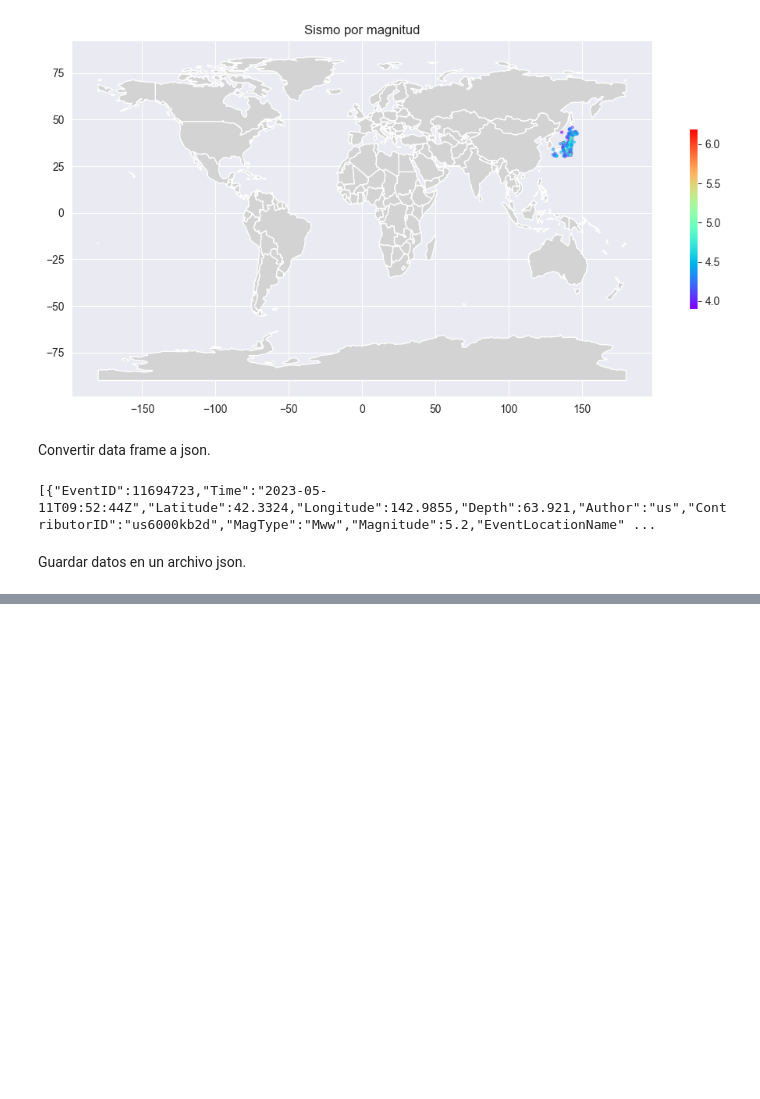
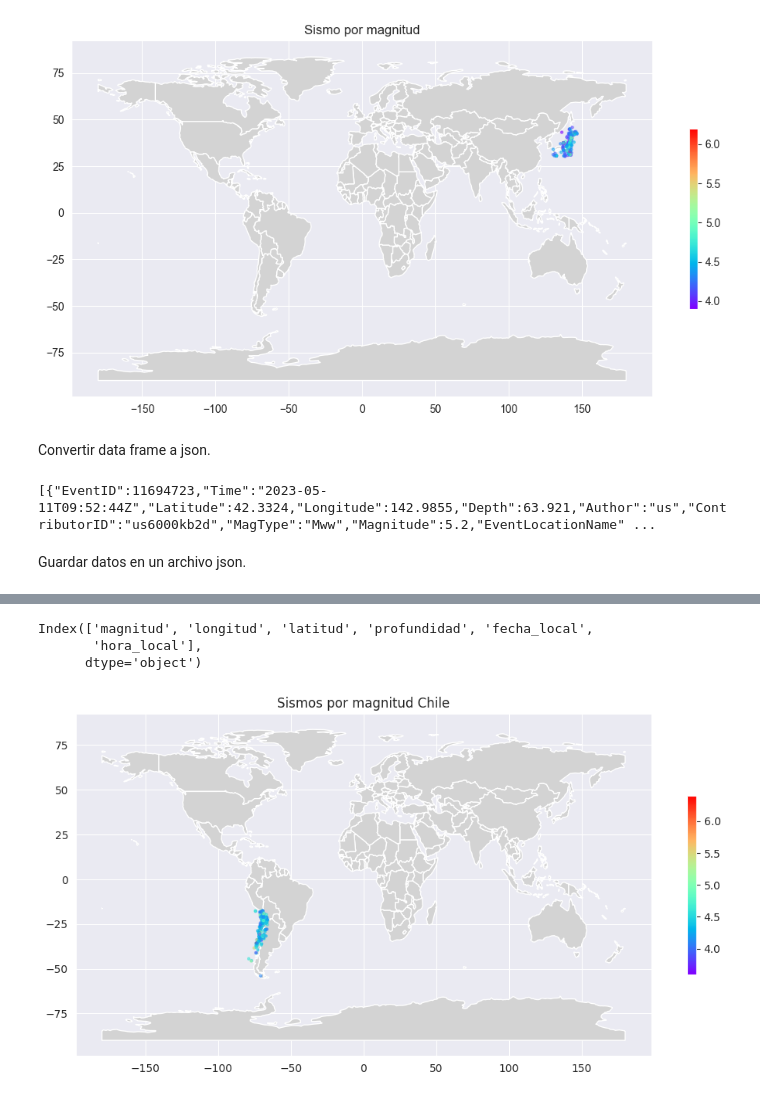
Before and after one commit to Mezgo/Quake-Alert, a Jupyter notebook: etl/Analisis de los Datos(ETL-EDA).ipynb, the cells around one changed output, grey strips where cells are left out. Saved outputs shown, nothing was run; the diff lists cells and outputs as text; code cells hidden in the pictures; blank space fills up the shorter version.

```diff
--- a/etl/Analisis de los Datos(ETL-EDA).ipynb
+++ b/etl/Analisis de los Datos(ETL-EDA).ipynb
@@ -170,0 +400,38 @@ with open('datos_japon.json', 'w') as f:
+# %%
+# Graficar en mapa con latitud y longitud
+import geopandas as gpd
+from geopandas import GeoDataFrame
+from shapely.geometry import Point
+import matplotlib.colors as colors
+
+
+sns.set_style("darkgrid")
+# %%
+df.columns
+# %% [output]
+Index(['magnitud', 'longitud', 'latitud', 'profundidad', 'fecha_local',
+       'hora_local'],
+      dtype='object')
+# %%
+# https://towardsdatascience.com/plotting-maps-with-geopandas-428c97295a73
+# Escogemos el mapa
+world = gpd.read_file(gpd.datasets.get_path('naturalearth_lowres'))
+# Creamos el objeto geodataframe
+crs = 'EPSG:4326'
+geometry = [Point(xy) for xy in zip(df['longitud'], df['latitud'])]
+geo_df = gpd.GeoDataFrame(df,
+                          crs = crs,
+                          geometry = geometry)
+
+# por magnitud
+fig, ax = plt.subplots(figsize = (12,10))
+
+world.to_crs(epsg=4326).plot(ax=ax, color='lightgrey')
+
+geo_df.plot(column = 'magnitud', ax=ax, cmap = 'rainbow',
+            legend = True, legend_kwds={'shrink': 0.3},
+            markersize = 5, alpha=0.5)
+
+ax.set_title('Sismos por magnitud Chile');
+# %% [output]
+[figure, added]
```
Also changed, not shown: parts of 53 cells of this notebook, 2 other files.
